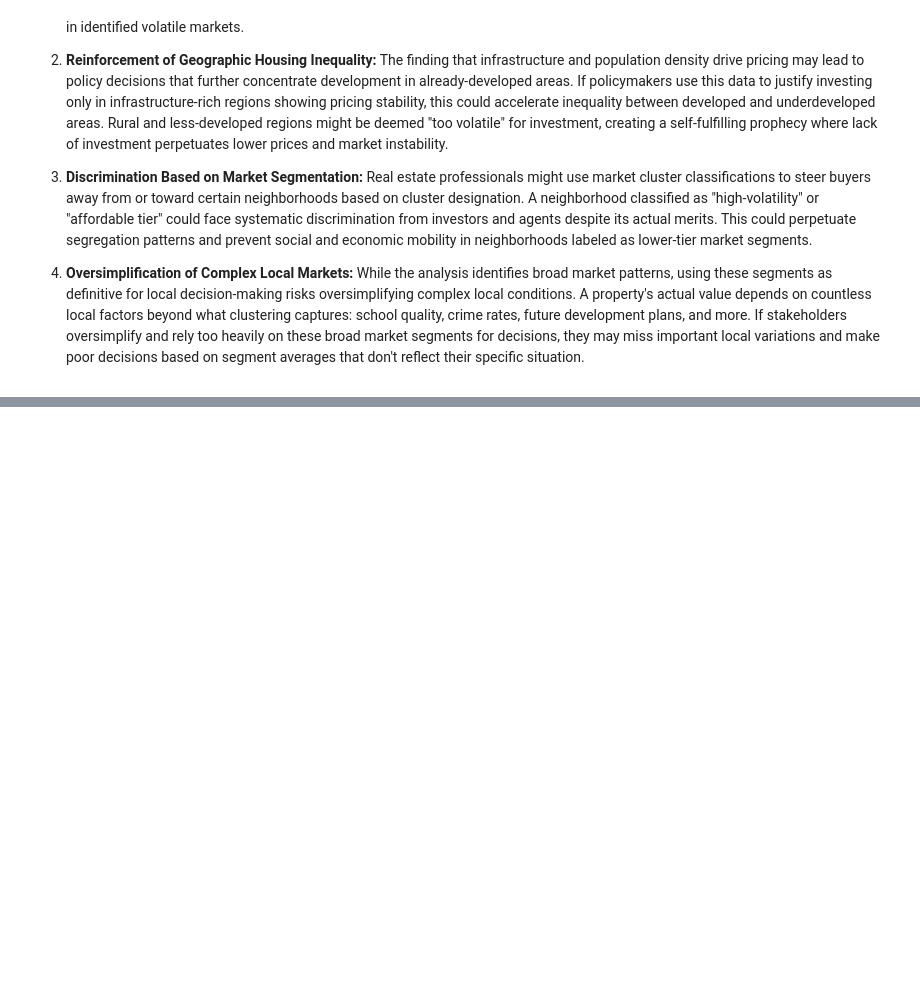
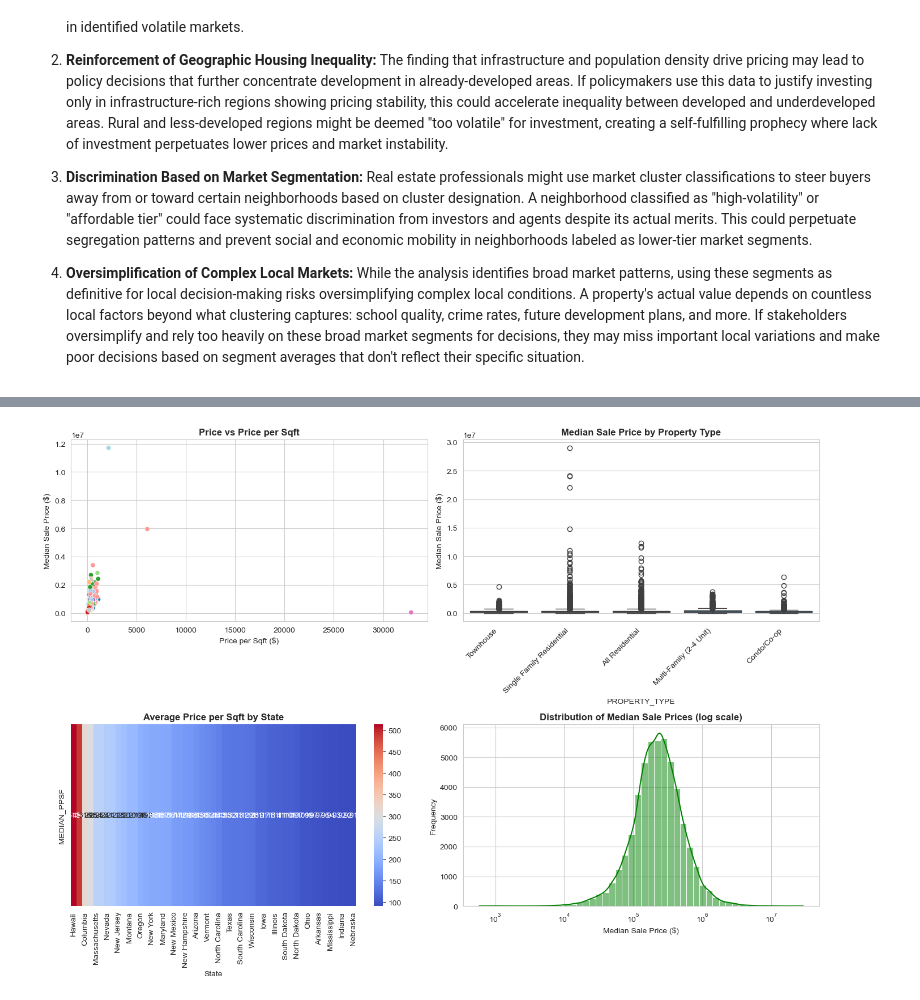
Before and after one commit to JadonVC/Data-Analysis-Final-Project, a Jupyter notebook: Final.ipynb, the cells around one changed output, grey strips where cells are left out. Cells and saved outputs as stored; diff of their text form; code cells hidden in the pictures; blank space fills up the shorter version.

```diff
--- a/Final.ipynb
+++ b/Final.ipynb
@@ -868,0 +871,89 @@ How These Findings Answer the Initial Research Questions
+# %%
+import os
+import pandas as pd
+import numpy as np
+import matplotlib.pyplot as plt
+import seaborn as sns
+
+file_name = 'city_market_tracker.tsv000'
+
+df = pd.read_csv(file_name, sep='\t', nrows=50000, on_bad_lines='skip')
+print(f"\nLoaded {len(df):,} records from {file_name}")
+
+print("\n--- DATA SUMMARY ---")
+print(f"Number of columns: {len(df.columns)}")
+print(f"Memory usage: {df.memory_usage(deep=True).sum() / 1024**2:.2f} MB")
+print(f"Columns: {list(df.columns)}")
+
+# Missing values
+missing_count = df.isnull().sum().sum()
+missing_percent = (missing_count / (len(df) * len(df.columns))) * 100
+print(f"Total missing values: {missing_count:,} ({missing_percent:.2f}%)")
+
+# Price statistics
+if 'MEDIAN_SALE_PRICE' in df.columns:
+    print(f"\nMedian Sale Price Mean: ${df['MEDIAN_SALE_PRICE'].mean():,.0f}")
+    print(f"Median Sale Price Range: ${df['MEDIAN_SALE_PRICE'].min():,.0f} - ${df['MEDIAN_SALE_PRICE'].max():,.0f}")
+
+# Price per sqft statistics
+if 'MEDIAN_PPSF' in df.columns:
+    ppsf_data = df['MEDIAN_PPSF'].dropna()
+    print(f"\nPrice per Sqft Mean: ${ppsf_data.mean():,.0f}")
+    print(f"Price per Sqft Range: ${ppsf_data.min():,.0f} - ${ppsf_data.max():,.0f}")
+    print(f"Coefficient of Variation: {(ppsf_data.std() / ppsf_data.mean()) * 100:.1f}%")
+
+# Regional info
+if 'STATE' in df.columns:
+    print(f"\nUnique States: {df['STATE'].nunique()}")
+if 'CITY' in df.columns:
+    print(f"Unique Cities: {df['CITY'].nunique()}")
+
+fig, axes = plt.subplots(2, 2, figsize=(14, 10))
+
+# 1. Scatter plot of Price vs Price per Sqft
+ax1 = axes[0, 0]
+sns.scatterplot(
+    data=df.sample(2000),
+    x='MEDIAN_PPSF',
+    y='MEDIAN_SALE_PRICE',
+    hue='STATE',
+    palette='tab20',
+    ax=ax1,
+    legend=False
+)
+ax1.set_title('Price vs Price per Sqft', fontweight='bold')
+ax1.set_xlabel('Price per Sqft ($)')
+ax1.set_ylabel('Median Sale Price ($)')
+
+# 2. Boxplot of Sale Price by Property Type
+ax2 = axes[0, 1]
+top_property_types = df['PROPERTY_TYPE'].value_counts().head(10).index
+sns.boxplot(
+    data=df[df['PROPERTY_TYPE'].isin(top_property_types)],
+    x='PROPERTY_TYPE',
+    y='MEDIAN_SALE_PRICE',
+    ax=ax2
+)
+ax2.set_title('Median Sale Price by Property Type', fontweight='bold')
+ax2.set_xticklabels(ax2.get_xticklabels(), rotation=45, ha='right')
+ax2.set_ylabel('Median Sale Price ($)')
+
+# 3. Heatmap of average price per sqft by state
+ax3 = axes[1, 0]
+state_ppsf = df.groupby('STATE')['MEDIAN_PPSF'].mean().sort_values(ascending=False)
+sns.heatmap(state_ppsf.to_frame().T, cmap='coolwarm', annot=True, fmt=".0f", ax=ax3)
+ax3.set_title('Average Price per Sqft by State', fontweight='bold')
+ax3.set_ylabel('')
+ax3.set_xlabel('State')
+
+# 4. Distribution of Sale Prices (log scale)
+ax4 = axes[1, 1]
+sns.histplot(df['MEDIAN_SALE_PRICE'], bins=50, kde=True, color='green', log_scale=True, ax=ax4)
+ax4.set_title('Distribution of Median Sale Prices (log scale)', fontweight='bold')
+ax4.set_xlabel('Median Sale Price ($)')
+ax4.set_ylabel('Frequency')
+
+plt.tight_layout()
+plt.savefig('housing_knn_analysis.png', dpi=300, bbox_inches='tight')
+plt.show()
+# %% [output]
@@ -868,0 +977 @@ How These Findings Answer the Initial Research Questions
+[figure, added]
```
Also changed, not shown: parts of 3 cells of this notebook.
